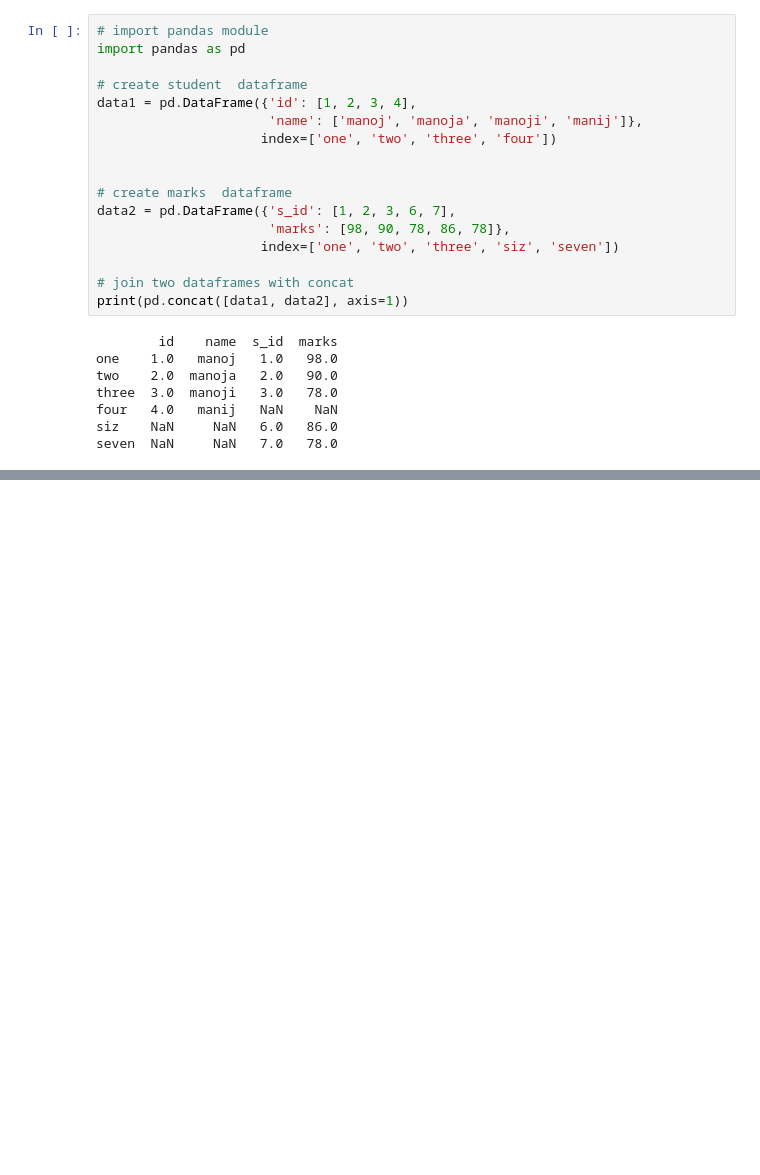
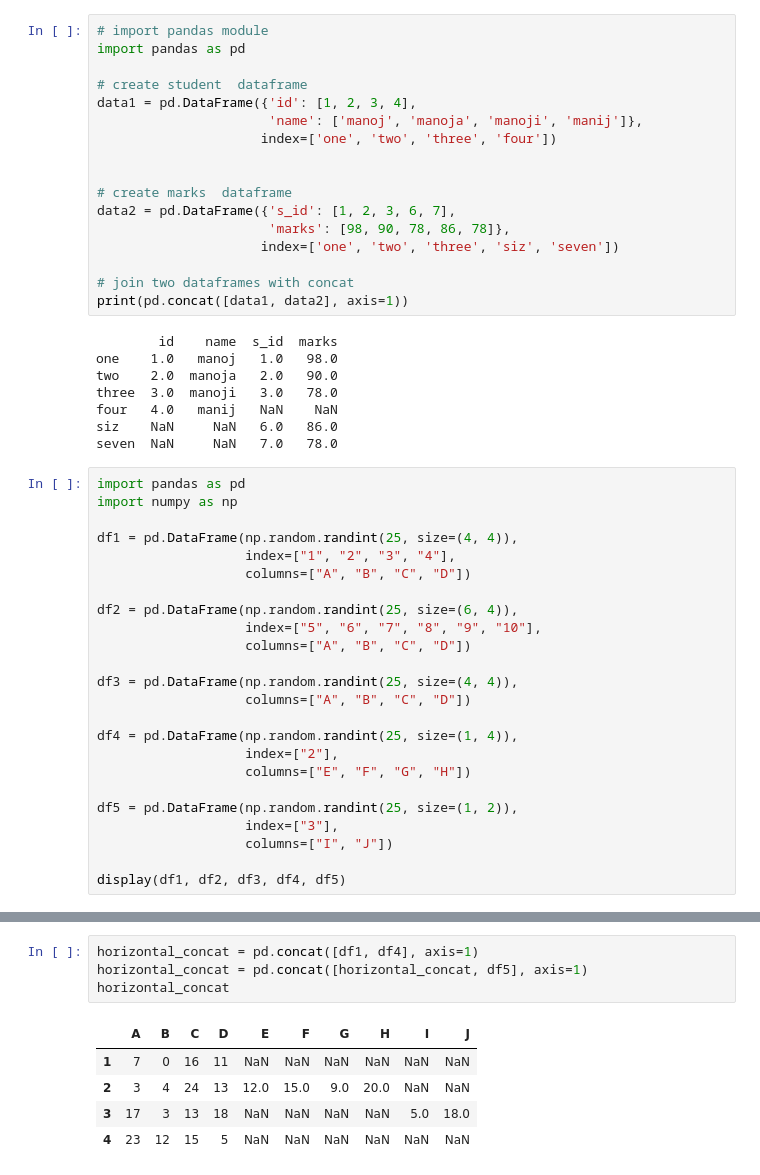
Before and after one commit to bizeasy17/investtrack, a Jupyter notebook: diggings/backtesting.ipynb, the cells around one changed output, grey strips where cells are left out. Cells and saved outputs as stored; diff of their text form; blank space fills up the shorter version.

```diff
--- a/diggings/backtesting.ipynb
+++ b/diggings/backtesting.ipynb
@@ -693,3 +734,27 @@ three  3.0  manoji   3.0   78.0
 four   4.0   manij   NaN    NaN
 siz    NaN     NaN   6.0   86.0
 seven  NaN     NaN   7.0   78.0
+# %%
+import pandas as pd
+import numpy as np
+
+df1 = pd.DataFrame(np.random.randint(25, size=(4, 4)),
+                   index=["1", "2", "3", "4"],
+                   columns=["A", "B", "C", "D"])
+
+df2 = pd.DataFrame(np.random.randint(25, size=(6, 4)),
+                   index=["5", "6", "7", "8", "9", "10"],
+                   columns=["A", "B", "C", "D"])
+
+df3 = pd.DataFrame(np.random.randint(25, size=(4, 4)),
+                   columns=["A", "B", "C", "D"])
+
+df4 = pd.DataFrame(np.random.randint(25, size=(1, 4)),
+                   index=["2"],
+                   columns=["E", "F", "G", "H"])
+
+df5 = pd.DataFrame(np.random.randint(25, size=(1, 2)),
+                   index=["3"],
+                   columns=["I", "J"])
+
+display(df1, df2, df3, df4, df5)
@@ -695,0 +783,10 @@ seven  NaN     NaN   7.0   78.0
+# %%
+horizontal_concat = pd.concat([df1, df4], axis=1)
+horizontal_concat = pd.concat([horizontal_concat, df5], axis=1)
+horizontal_concat
+# %% [output]
+|  | A | B | C | D | E | F | G | H | I | J |
+| 1 | 7 | 0 | 16 | 11 | NaN | NaN | NaN | NaN | NaN | NaN |
+| 2 | 3 | 4 | 24 | 13 | 12.0 | 15.0 | 9.0 | 20.0 | NaN | NaN |
+| 3 | 17 | 3 | 13 | 18 | NaN | NaN | NaN | NaN | 5.0 | 18.0 |
+| 4 | 23 | 12 | 15 | 5 | NaN | NaN | NaN | NaN | NaN | NaN |
```
Also changed, not shown: parts of 4 cells of this notebook, 2 other files.
